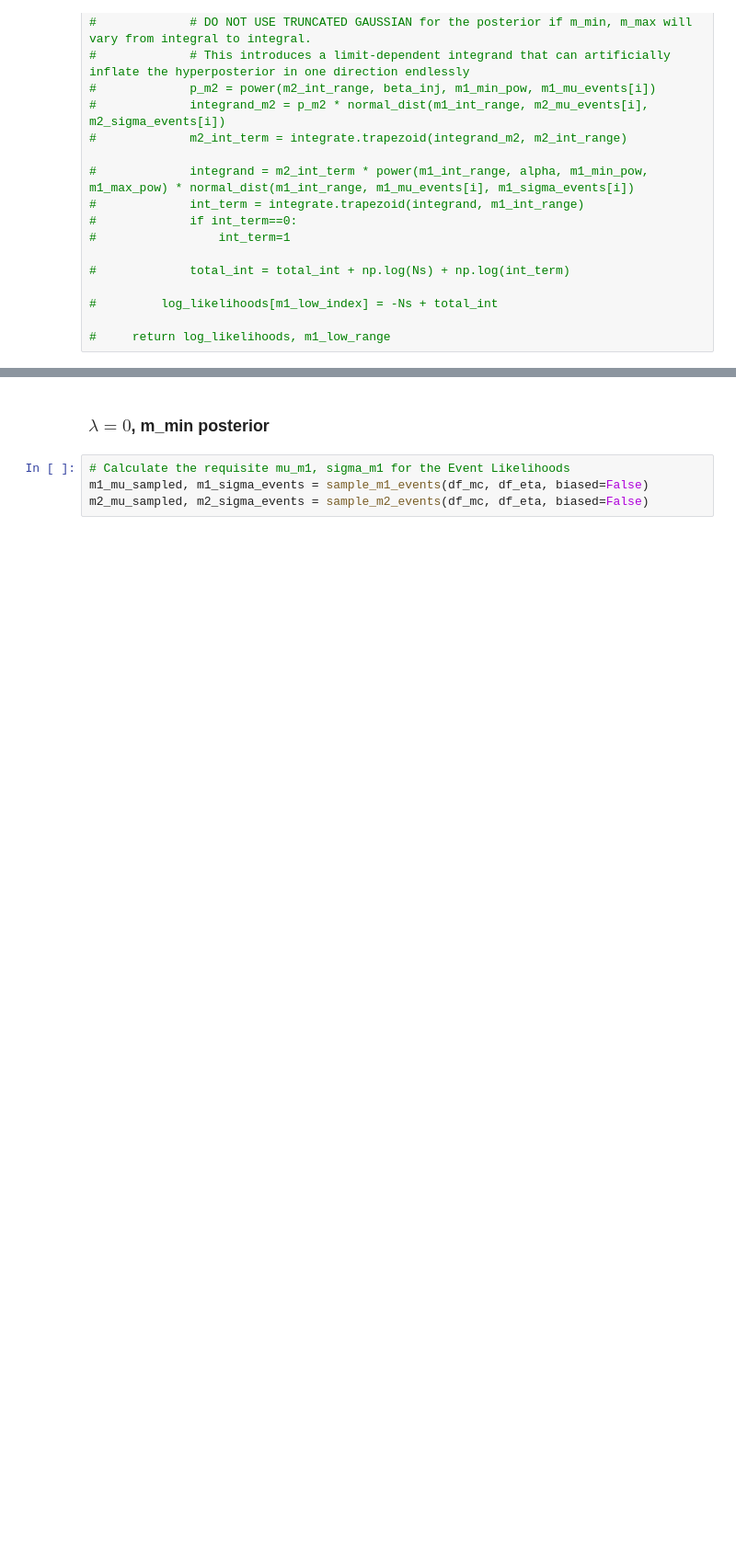
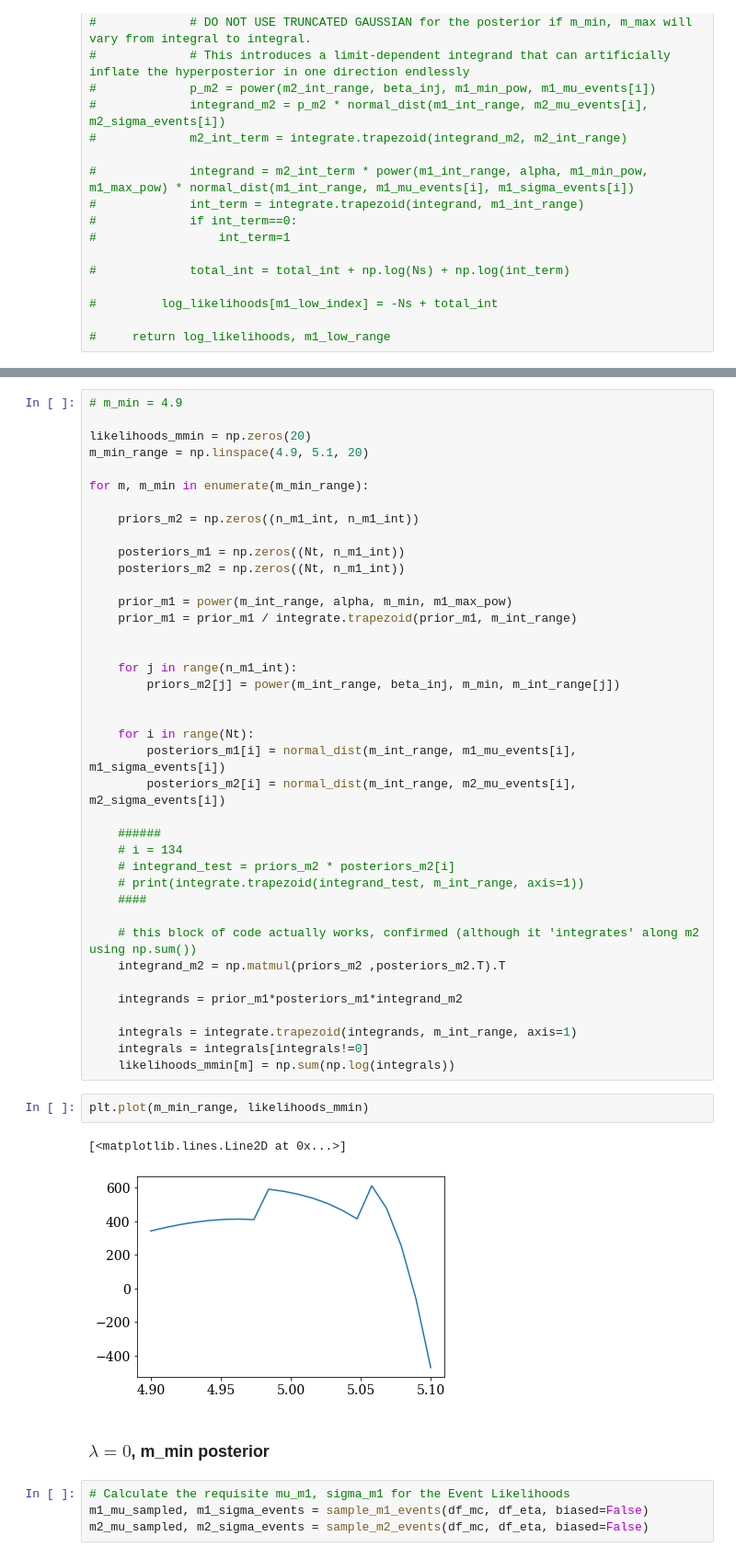
Before and after one commit to veome22/hybrid_waveforms, a Jupyter notebook: powerlaw_population_inference.ipynb, the cells around one changed output, grey strips where cells are left out. Shown at 92% size. Drawn from its saved outputs; the diff is of its cells as text; blank space fills up the shorter version.

Commit message:
implemented mmin inference with m2 marginalization m2 integral now goes up to arbitrary m1

```diff
--- a/powerlaw_population_inference.ipynb
+++ b/powerlaw_population_inference.ipynb
@@ -746,3 +771,47 @@ log_int
+# %%
+# m_min = 4.9
+
+likelihoods_mmin = np.zeros(20)
+m_min_range = np.linspace(4.9, 5.1, 20)
+
+for m, m_min in enumerate(m_min_range):
+
+    priors_m2 = np.zeros((n_m1_int, n_m1_int))
+
+    posteriors_m1 = np.zeros((Nt, n_m1_int))
+    posteriors_m2 = np.zeros((Nt, n_m1_int))
+
+    prior_m1 = power(m_int_range, alpha, m_min, m1_max_pow)
+    prior_m1 = prior_m1 / integrate.trapezoid(prior_m1, m_int_range)
+
+
+    for j in range(n_m1_int):
+        priors_m2[j] = power(m_int_range, beta_inj, m_min, m_int_range[j])
+
+
+    for i in range(Nt):
+        posteriors_m1[i] = normal_dist(m_int_range, m1_mu_events[i], m1_sigma_events[i])
+        posteriors_m2[i] = normal_dist(m_int_range, m2_mu_events[i], m2_sigma_events[i])
+
+    ######
+    # i = 134
+    # integrand_test = priors_m2 * posteriors_m2[i]
+    # print(integrate.trapezoid(integrand_test, m_int_range, axis=1))
+    ####
+
+    # this block of code actually works, confirmed (although it 'integrates' along m2 using np.sum())
+    integrand_m2 = np.matmul(priors_m2 ,posteriors_m2.T).T
+
+    integrands = prior_m1*posteriors_m1*integrand_m2
+
+    integrals = integrate.trapezoid(integrands, m_int_range, axis=1)
+    integrals = integrals[integrals!=0]
+    likelihoods_mmin[m] = np.sum(np.log(integrals))
+# %%
+plt.plot(m_min_range, likelihoods_mmin)
+# %% [output]
+[<matplotlib.lines.Line2D at 0x...>]
+[figure, added]
 # %% [markdown]
 ### $\lambda=0$, m_min posterior
 # %%
```
Also changed, not shown: parts of 11 cells of this notebook.
